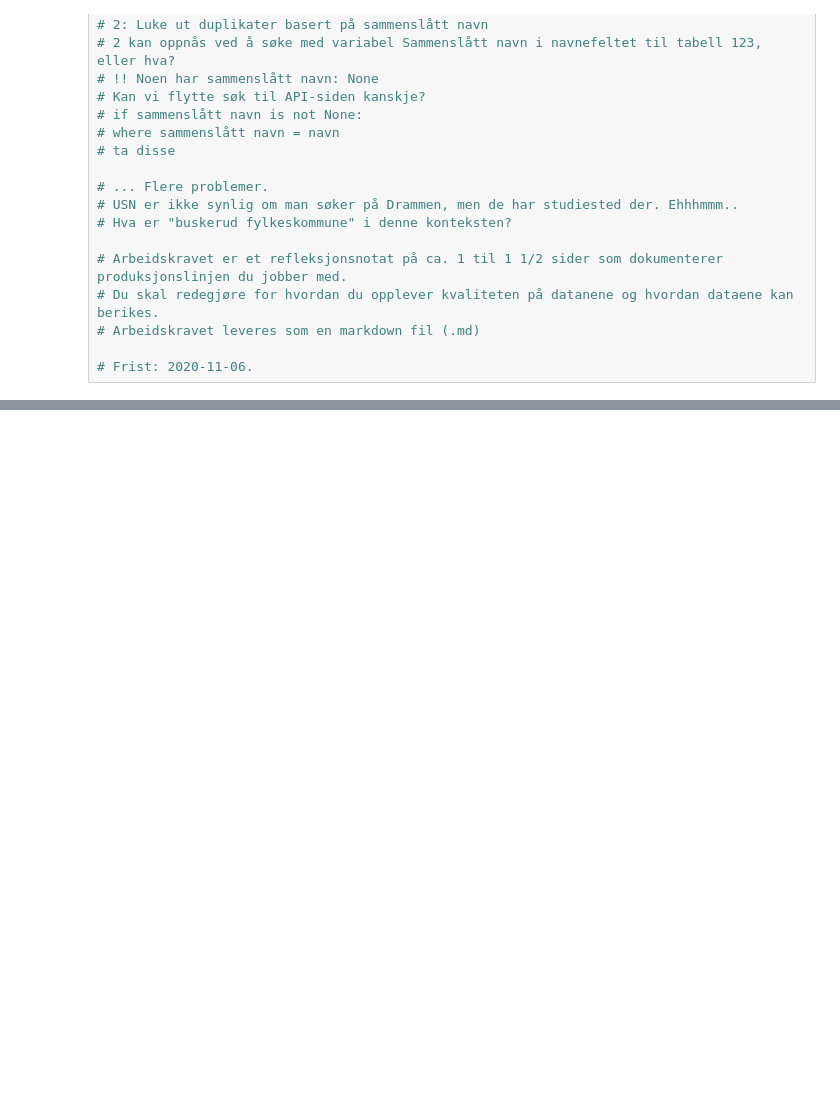
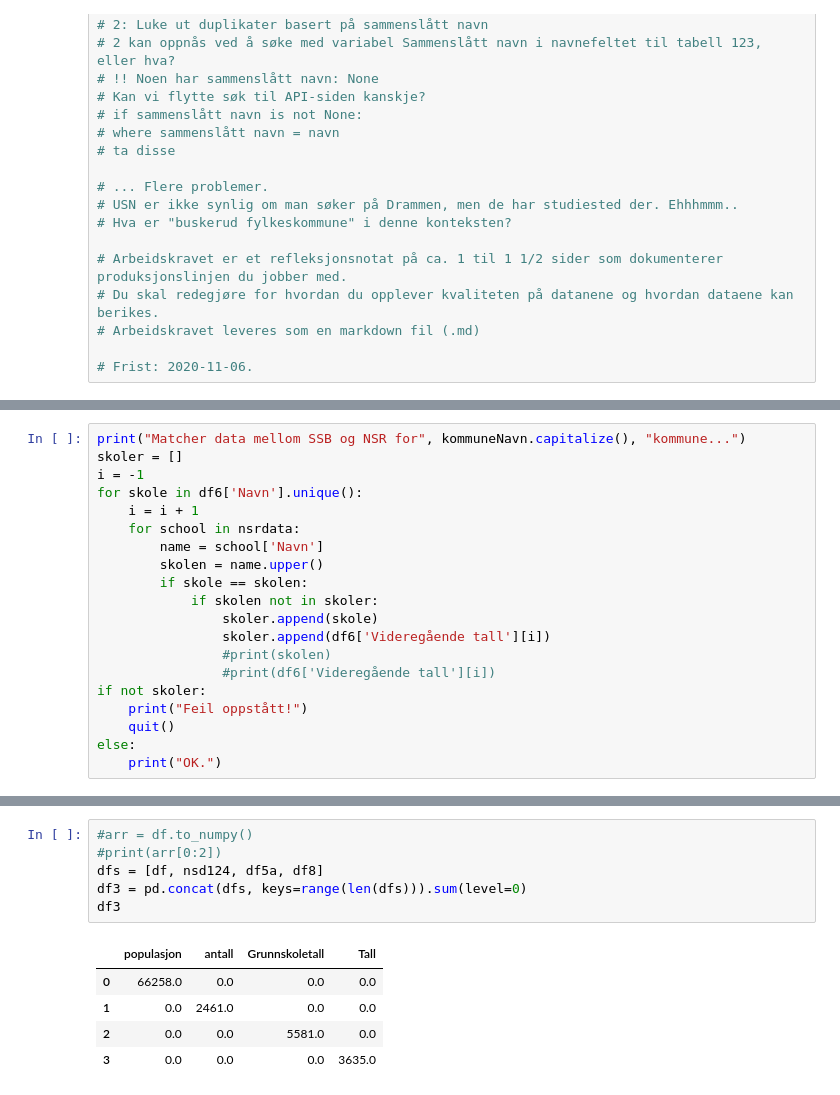
Before and after one commit to MoistCaesar/MBIB-4140, a Jupyter notebook: produksjonslinje.ipynb, the cells around one changed output, grey strips where cells are left out. Cells and saved outputs as stored; diff of their text form; blank space fills up the shorter version.

```diff
--- a/produksjonslinje.ipynb
+++ b/produksjonslinje.ipynb
@@ -286,0 +1462,20 @@ Renser data...
+# %%
+print("Matcher data mellom SSB og NSR for", kommuneNavn.capitalize(), "kommune...")
+skoler = []
+i = -1
+for skole in df6['Navn'].unique():
+    i = i + 1
+    for school in nsrdata:
+        name = school['Navn']
+        skolen = name.upper()
+        if skole == skolen:
+            if skolen not in skoler:
+                skoler.append(skole)
+                skoler.append(df6['Videregående tall'][i])
+                #print(skolen)
+                #print(df6['Videregående tall'][i])
+if not skoler:
+    print("Feil oppstått!")
+    quit()
+else:
+    print("OK.")
@@ -286,0 +1512,12 @@ Renser data...
+# %%
+#arr = df.to_numpy()
+#print(arr[0:2])
+dfs = [df, nsd124, df5a, df8]
+df3 = pd.concat(dfs, keys=range(len(dfs))).sum(level=0)
+df3
+# %% [output]
+|  | populasjon | antall | Grunnskoletall | Tall |
+| 0 | 66258.0 | 0.0 | 0.0 | 0.0 |
+| 1 | 0.0 | 2461.0 | 0.0 | 0.0 |
+| 2 | 0.0 | 0.0 | 5581.0 | 0.0 |
+| 3 | 0.0 | 0.0 | 0.0 | 3635.0 |
```
Also changed, not shown: parts of 24 cells of this notebook, 1 other file.
